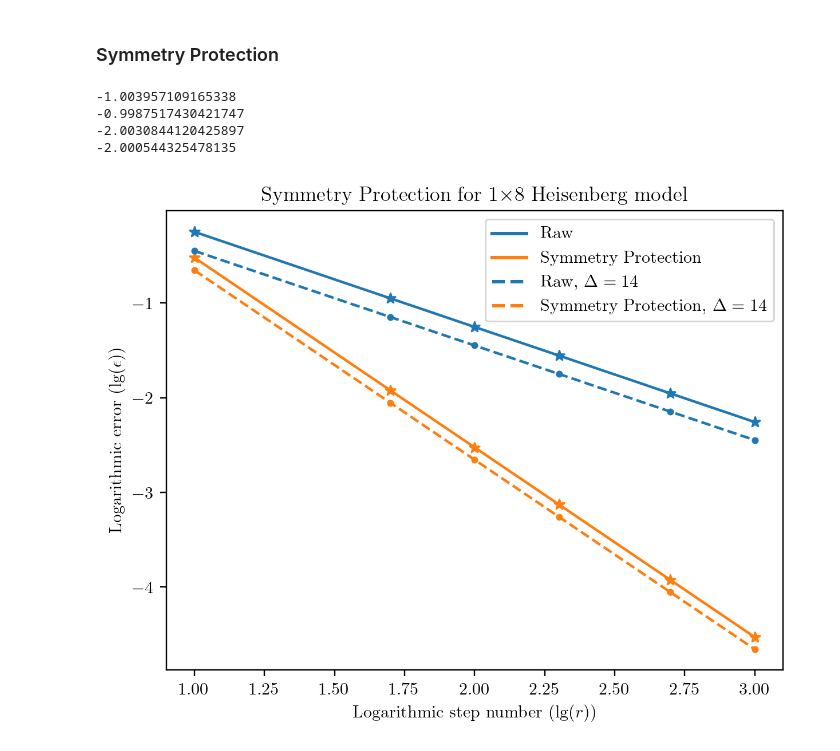
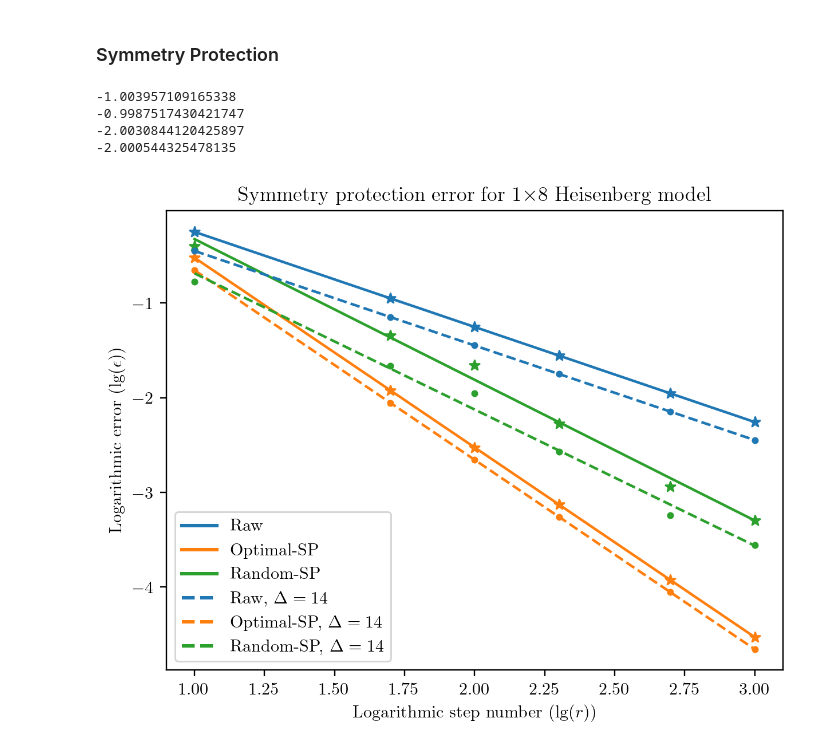
Before and after one commit to Qubit-Fernand/Digital-Quantum-Simulation, a Jupyter notebook: Figure/Plotting.ipynb, the cells around one changed output. Saved outputs shown, nothing was run; the diff lists cells and outputs as text; code cells hidden in the pictures.

Commit message:
Symmetry Protection

```diff
--- a/Figure/Plotting.ipynb
+++ b/Figure/Plotting.ipynb
@@ -572,6 +572,8 @@ Raw = np.log(loadmat(File)["Raw"].flatten()) / np.log(10)
 Raw_Delta = np.log(loadmat(File)["Raw_Delta"].flatten()) / np.log(10)
 SP = np.log(loadmat(File)["SP"].flatten()) / np.log(10)
 SP_Delta = np.log(loadmat(File)["SP_Delta"].flatten()) / np.log(10)
+Random = np.log(loadmat(File)["Random"].flatten()) / np.log(10)
+Random_Delta = np.log(loadmat(File)["Random_Delta"].flatten()) / np.log(10)
 
 step_number = np.log(np.array([10, 50, 100, 200, 500, 1000])) / np.log(10)
 step_number_new = np.linspace(min(step_number), max(step_number), 100)
@@ -587,8 +589,13 @@ poly_SP = np.poly1d(coefficients_SP)
 coefficients_SP_Delta = np.polyfit(step_number, SP_Delta, 1)
 poly_SP_Delta = np.poly1d(coefficients_SP_Delta)
 
+coefficients_Random = np.polyfit(step_number, Random, 1)
+poly_Random = np.poly1d(coefficients_Random)
+coefficients_Random_Delta = np.polyfit(step_number, Random_Delta, 1)
+poly_Random_Delta = np.poly1d(coefficients_Random_Delta)
+
 fig, ax = plt.subplots(dpi=217)
-ax.set_title("Symmetry Protection for 1$\\times$8 Heisenberg model")
+ax.set_title("Symmetry protection error for 1$\\times$8 Heisenberg model")
 ax.set_xlabel("Logarithmic step number ($\lg(r)$)")
 ax.set_ylabel("Logarithmic error ($\lg(\epsilon)$)")
 
@@ -607,77 +614,60 @@ ax.plot(
     poly_SP(step_number_new),
     color="#ff7f0e",
     linestyle="-",
-    label="Symmetry Protection",
+    label="Optimal-SP",
 )
 
-# ax.scatter(step_number, p_4, marker="*", color="#2ca02c")
-# ax.plot(
-#     step_number_new,
-#     poly_p_4(step_number_new),
-#     color="#2ca02c",
-#     linestyle="-",
-#     label="$p=4$ Raw",
-# )
-
-# ax.scatter(step_number, p_4_, marker="*", color="#d62728")
-# ax.plot(
-#     step_number_new,
-#     poly_p_4_(step_number_new),
-#     color="#d62728",
-#     linestyle="-",
-#     label="$p=4$ SP",
-# )
+ax.scatter(step_number, Random, marker="*", color="#2ca02c")
+ax.plot(
+    step_number_new,
+    poly_Random(step_number_new),
+    color="#2ca02c",
+    linestyle="-",
+    label="Random-SP",
+)
 
 ax.scatter(step_number, Raw_Delta, marker=".", color="#1f77b4")
 ax.plot(
     step_number_new,
     poly_Raw_Delta(step_number_new),
     color="#1f77b4",
     linestyle="--",
     label="Raw, $\Delta = {Delta}$".format(Delta=Delta),
 )
 
 ax.scatter(step_number, SP_Delta, marker=".", color="#ff7f0e")
 ax.plot(
     step_number_new,
     poly_SP_Delta(step_number_new),
     color="#ff7f0e",
     linestyle="--",
-    label="Symmetry Protection, $\Delta = {Delta}$".format(Delta=Delta),
+    label="Optimal-SP, $\Delta = {Delta}$".format(Delta=Delta),
 )
 
-# ax.scatter(step_number, p_4_Delta, marker=".", color="#2ca02c")
-# ax.plot(
-#     step_number_new,
-#     poly_p_4_Delta(step_number_new),
-#     color="#2ca02c",
-#     linestyle="--",
-#     label="$p=4$, $\Delta = {Delta}$".format(Delta=Delta),
-# )
+ax.scatter(step_number, Random_Delta, marker=".", color="#2ca02c")
+ax.plot(
+    step_number_new,
+    poly_Random_Delta(step_number_new),
+    color="#2ca02c",
+    linestyle="--",
+    label="Random-SP, $\Delta = {Delta}$".format(Delta=Delta),
+)
 
-# ax.scatter(step_number, p_4__Delta, marker=".", color="#d62728")
-# ax.plot(
-#     step_number_new,
-#     poly_p_4__Delta(step_number_new),
-#     color="#d62728",
-#     linestyle="--",
-#     label="$p=4$, $\Delta = {Delta}$".format(Delta=Delta),
-# )
 ax.legend(handler_map={plt.Line2D: ColorLineStyleHandler()})
 
 print(poly_Raw[1])
 print(poly_Raw_Delta[1])
 print(poly_SP[1])
 print(poly_SP_Delta[1])
 
 
-fig.savefig("Symmetry-Protection.pdf", dpi=600, format="pdf")
+fig.savefig("Symmetry-1x8.pdf", dpi=600, format="pdf")
 # %% [output]
 -1.003957109165338
 -0.9987517430421747
 -2.0030844120425897
 -2.000544325478135
-[figure, old version]
+[figure, new version]
 # %%
 # Symmetry Protection Error on Heisenberg Model: n-dependence, fix r = 1000
 Delta = 14
```
Also changed, not shown: parts of 3 cells of this notebook, 6 other files.
